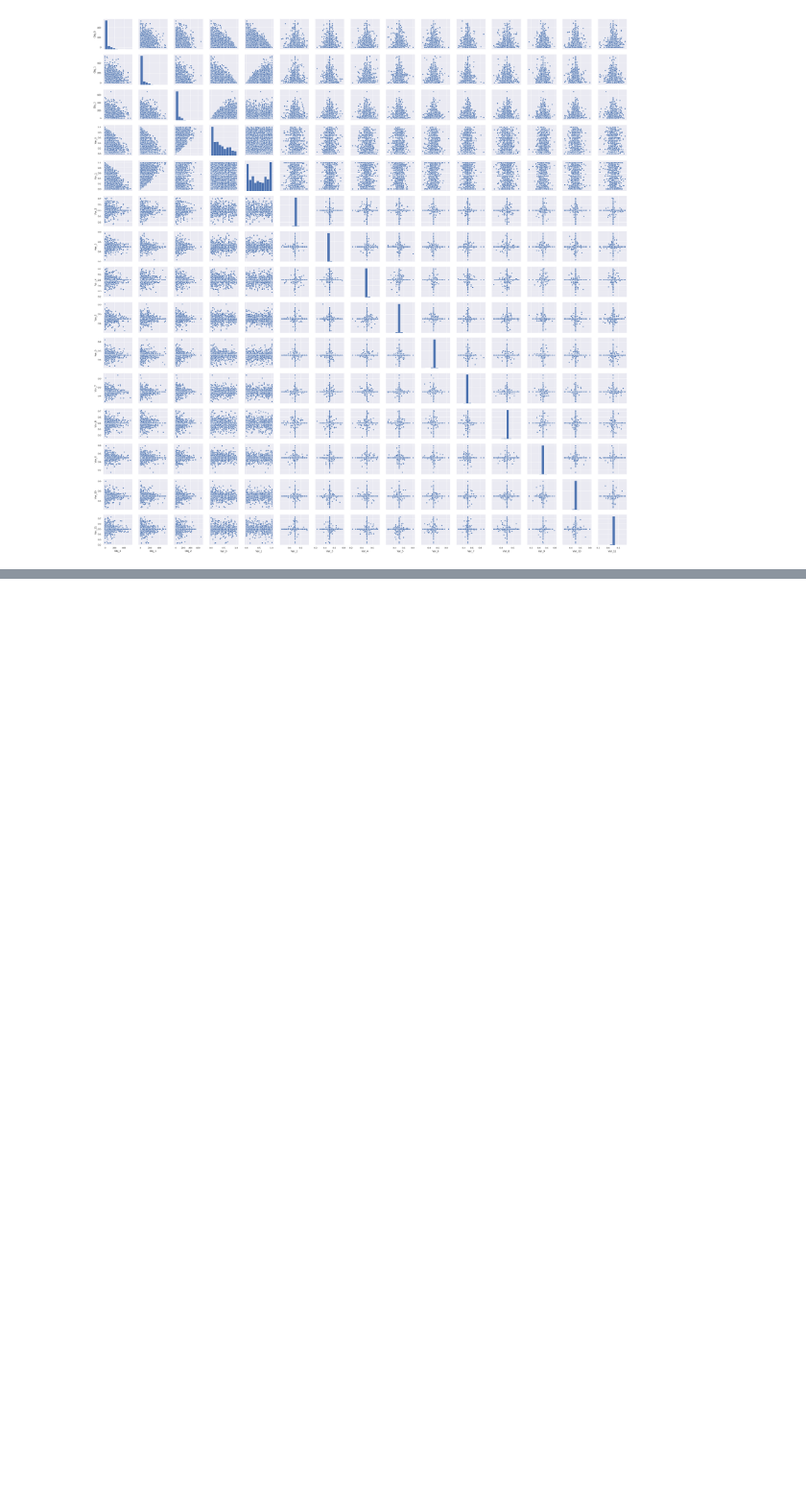
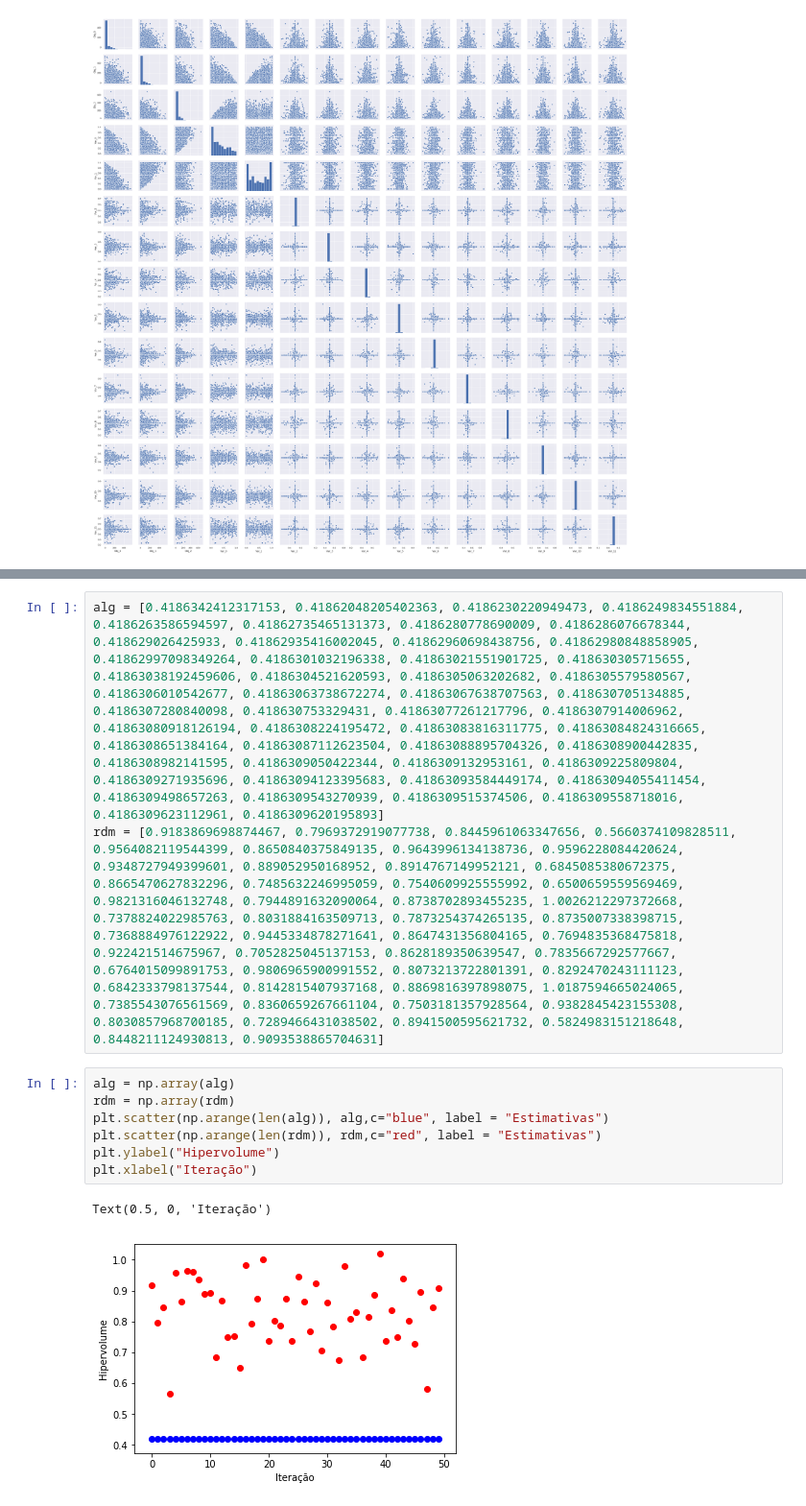
Before and after one commit to matheusfsa/Data_Problems, a Jupyter notebook: analise_problemas_otimizacao.ipynb, the cells around one changed output, grey strips where cells are left out. Shown at 96% size. Cells and saved outputs as stored; diff of their text form; blank space fills up the shorter version.

```diff
--- a/analise_problemas_otimizacao.ipynb
+++ b/analise_problemas_otimizacao.ipynb
@@ -54,0 +109,13 @@ plt.show();
+# %%
+alg = [0.4186342412317153, 0.41862048205402363, 0.4186230220949473, 0.4186249834551884, 0.4186263586594597, 0.41862735465131373, 0.4186280778690009, 0.4186286076678344, 0.418629026425933, 0.41862935416002045, 0.41862960698438756, 0.41862980848858905, 0.41862997098349264, 0.4186301032196338, 0.41863021551901725, 0.418630305715655, 0.41863038192459606, 0.4186304521620593, 0.4186305063202682, 0.4186305579580567, 0.4186306010542677, 0.41863063738672274, 0.41863067638707563, 0.418630705134885, 0.4186307280840098, 0.418630753329431, 0.41863077261217796, 0.4186307914006962, 0.41863080918126194, 0.4186308224195472, 0.41863083816311775, 0.41863084824316665, 0.4186308651384164, 0.41863087112623504, 0.41863088895704326, 0.4186308900442835, 0.4186308982141595, 0.4186309050422344, 0.4186309132953161, 0.4186309225809804, 0.4186309271935696, 0.41863094123395683, 0.41863093584449174, 0.41863094055411454, 0.4186309498657263, 0.4186309543270939, 0.4186309515374506, 0.4186309558718016, 0.4186309623112961, 0.4186309620195893]
+rdm = [0.9183869698874467, 0.7969372919077738, 0.8445961063347656, 0.5660374109828511, 0.9564082119544399, 0.8650840375849135, 0.9643996134138736, 0.9596228084420624, 0.9348727949399601, 0.889052950168952, 0.8914767149952121, 0.6845085380672375, 0.8665470627832296, 0.7485632246995059, 0.7540609925555992, 0.6500659559569469, 0.9821316046132748, 0.7944891632090064, 0.8738702893455235, 1.0026212297372668, 0.7378824022985763, 0.8031884163509713, 0.7873254374265135, 0.8735007338398715, 0.7368884976122922, 0.9445334878271641, 0.8647431356804165, 0.7694835368475818, 0.922421514675967, 0.7052825045137153, 0.8628189350639547, 0.7835667292577667, 0.6764015099891753, 0.9806965900991552, 0.8073213722801391, 0.8292470243111123, 0.6842333798137544, 0.8142815407937168, 0.8869816397898075, 1.0187594665024065, 0.7385543076561569, 0.8360659267661104, 0.7503181357928564, 0.9382845423155308, 0.8030857968700185, 0.7289466431038502, 0.8941500595621732, 0.5824983151218648, 0.8448211124930813, 0.9093538865704631]
+# %%
+alg = np.array(alg)
+rdm = np.array(rdm)
+plt.scatter(np.arange(len(alg)), alg,c="blue", label = "Estimativas")
+plt.scatter(np.arange(len(rdm)), rdm,c="red", label = "Estimativas")
+plt.ylabel("Hipervolume")
+plt.xlabel("Iteração")
+# %% [output]
+Text(0.5, 0, 'Iteração')
+[figure, added]
```
Also changed, not shown: parts of 6 cells of this notebook.
